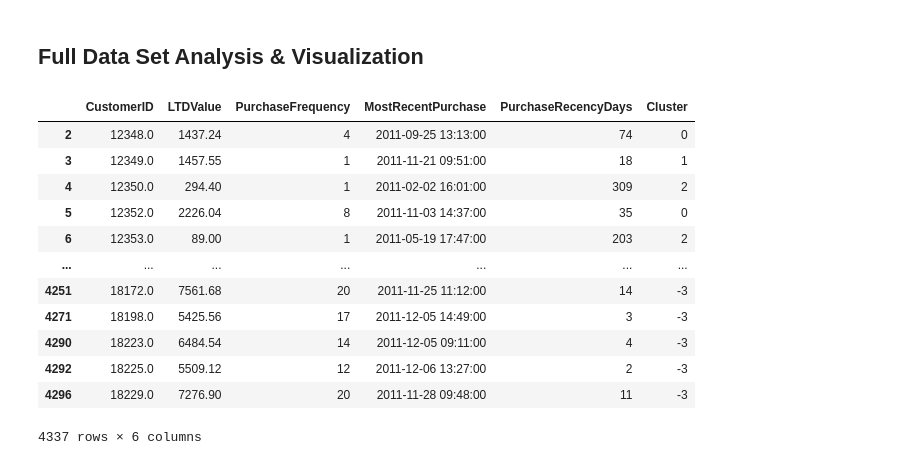
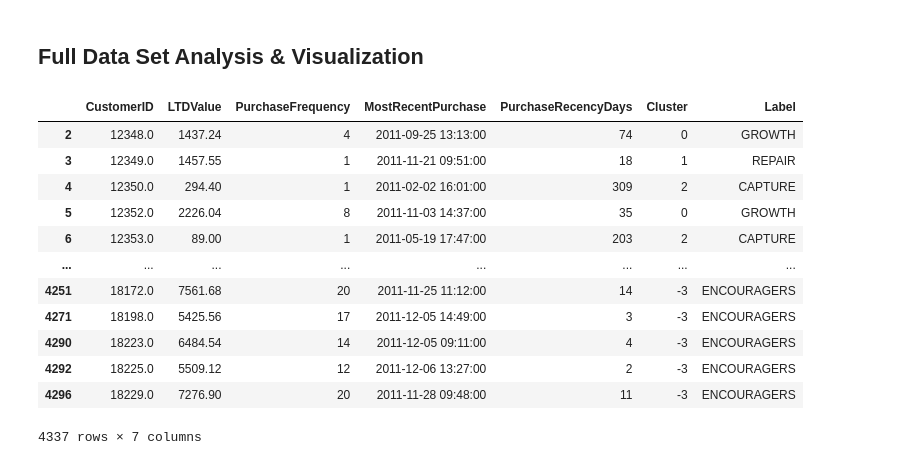
Before and after one commit to r0hankrishnan/retail_analysis, a Jupyter notebook: notebooks/kmeans.ipynb, the cells around one changed output. Cells and saved outputs as stored; diff of their text form; code cells hidden in the pictures.

```diff
--- a/notebooks/kmeans.ipynb
+++ b/notebooks/kmeans.ipynb
@@ -271,23 +343,2 @@ Passing `palette` without assigning `hue` is deprecated and will be removed in v
 # %% [markdown]
 ## Full Data Set Analysis & Visualization
-# %%
-full_cluster_df = pd.concat([non_outliers_df, outliers_clustered_df])
-
-full_cluster_df
-
-#Export
-full_cluster_df.to_csv('../dad/cleaned/full_clustered_transactions')
-# %% [output]
-|  | CustomerID | LTDValue | PurchaseFrequency | MostRecentPurchase | PurchaseRecencyDays | Cluster |
-| 2 | 12348.0 | 1437.24 | 4 | 2011-09-25 13:13:00 | 74 | 0 |
-| 3 | 12349.0 | 1457.55 | 1 | 2011-11-21 09:51:00 | 18 | 1 |
-| 4 | 12350.0 | 294.40 | 1 | 2011-02-02 16:01:00 | 309 | 2 |
-| 5 | 12352.0 | 2226.04 | 8 | 2011-11-03 14:37:00 | 35 | 0 |
-| 6 | 12353.0 | 89.00 | 1 | 2011-05-19 17:47:00 | 203 | 2 |
-| ... | ... | ... | ... | ... | ... | ... |
-| 4251 | 18172.0 | 7561.68 | 20 | 2011-11-25 11:12:00 | 14 | -3 |
-| 4271 | 18198.0 | 5425.56 | 17 | 2011-12-05 14:49:00 | 3 | -3 |
-| 4290 | 18223.0 | 6484.54 | 14 | 2011-12-05 09:11:00 | 4 | -3 |
-| 4292 | 18225.0 | 5509.12 | 12 | 2011-12-06 13:27:00 | 2 | -3 |
-| 4296 | 18229.0 | 7276.90 | 20 | 2011-11-28 09:48:00 | 11 | -3 |
-4337 rows × 6 columns
@@ -295,0 +345,28 @@ full_cluster_df.to_csv('../dad/cleaned/full_clustered_transactions')
+# %%
+full_cluster_df = pd.concat([non_outliers_df, outliers_clustered_df])
+
+label_mapper = {
+    0:"GROWTH",
+    1:"REPAIR",
+    2:"CAPTURE",
+    -1:"HIGH-VALUE KEEPERS",
+    -2:"UPSELLERS",
+    -3:"ENCOURAGERS"
+}
+
+full_cluster_df["Label"] = full_cluster_df["Cluster"].map(label_mapper)
+full_cluster_df
+# %% [output]
+|  | CustomerID | LTDValue | PurchaseFrequency | MostRecentPurchase | PurchaseRecencyDays | Cluster | Label |
+| 2 | 12348.0 | 1437.24 | 4 | 2011-09-25 13:13:00 | 74 | 0 | GROWTH |
+| 3 | 12349.0 | 1457.55 | 1 | 2011-11-21 09:51:00 | 18 | 1 | REPAIR |
+| 4 | 12350.0 | 294.40 | 1 | 2011-02-02 16:01:00 | 309 | 2 | CAPTURE |
+| 5 | 12352.0 | 2226.04 | 8 | 2011-11-03 14:37:00 | 35 | 0 | GROWTH |
+| 6 | 12353.0 | 89.00 | 1 | 2011-05-19 17:47:00 | 203 | 2 | CAPTURE |
+| ... | ... | ... | ... | ... | ... | ... | ... |
+| 4251 | 18172.0 | 7561.68 | 20 | 2011-11-25 11:12:00 | 14 | -3 | ENCOURAGERS |
+| 4271 | 18198.0 | 5425.56 | 17 | 2011-12-05 14:49:00 | 3 | -3 | ENCOURAGERS |
+| 4290 | 18223.0 | 6484.54 | 14 | 2011-12-05 09:11:00 | 4 | -3 | ENCOURAGERS |
+| 4292 | 18225.0 | 5509.12 | 12 | 2011-12-06 13:27:00 | 2 | -3 | ENCOURAGERS |
+| 4296 | 18229.0 | 7276.90 | 20 | 2011-11-28 09:48:00 | 11 | -3 | ENCOURAGERS |
+4337 rows × 7 columns
```
Also changed, not shown: parts of 12 cells of this notebook, 2 other files.
